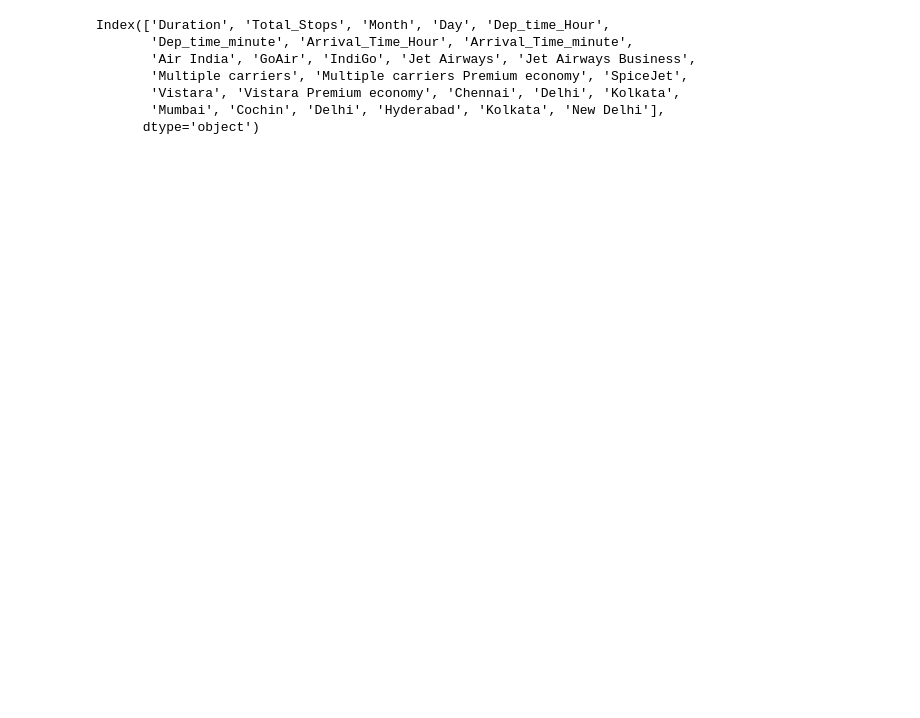
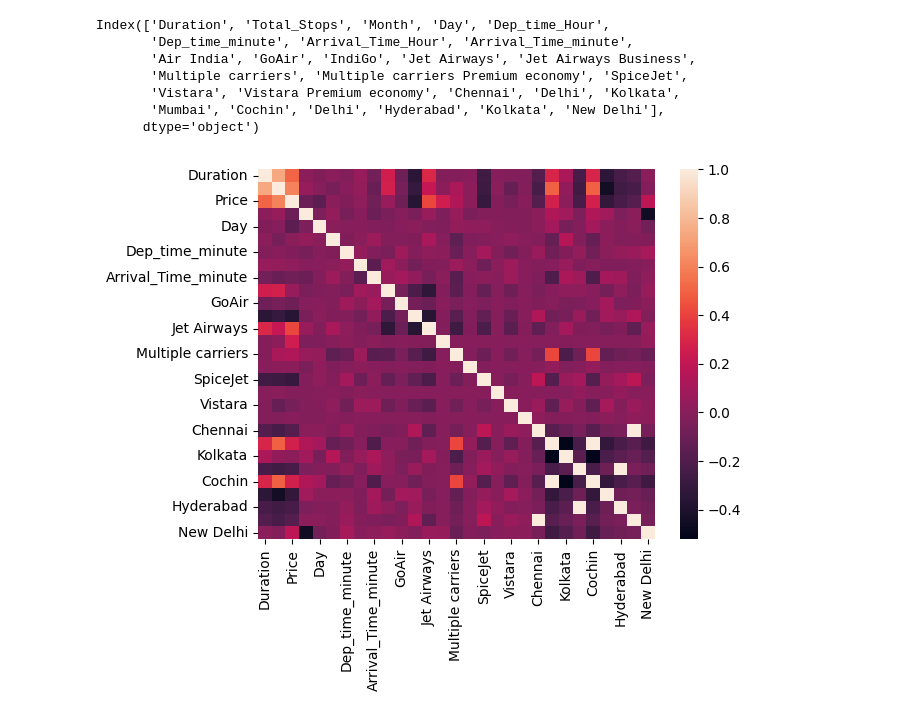
Before and after one commit to singh-manavv/Flight-Fare-Prediction, a Jupyter notebook: notebook/flight.ipynb, the cells around one changed output. Cells and saved outputs as stored; diff of their text form; code cells hidden in the pictures; blank space fills up the shorter version.

```diff
--- a/notebook/flight.ipynb
+++ b/notebook/flight.ipynb
@@ -535,3 +546,8 @@ Index(['Duration', 'Total_Stops', 'Month', 'Day', 'Dep_time_Hour',
        'Vistara', 'Vistara Premium economy', 'Chennai', 'Delhi', 'Kolkata',
        'Mumbai', 'Cochin', 'Delhi', 'Hyderabad', 'Kolkata', 'New Delhi'],
       dtype='object')
+# %%
+sns.heatmap(train_df.corr())
+plt.show()
+# %% [output]
+[figure, added]
```
Also changed, not shown: parts of 11 cells of this notebook, 19 other files.
